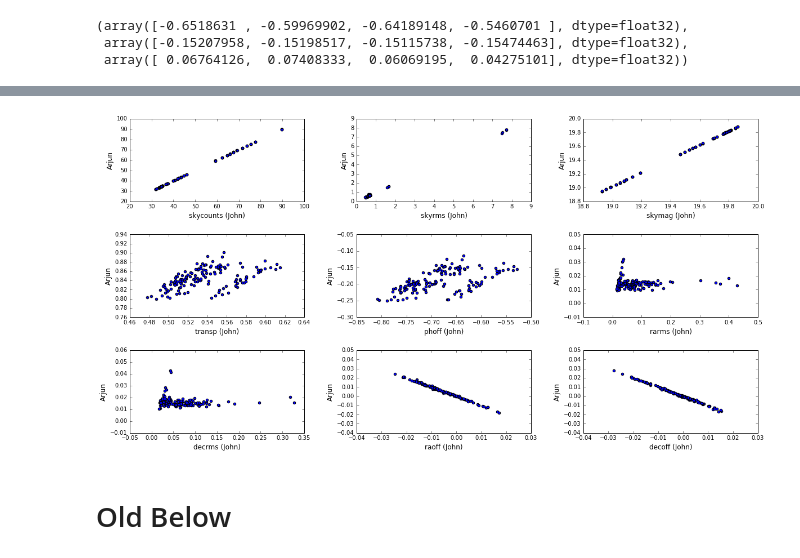
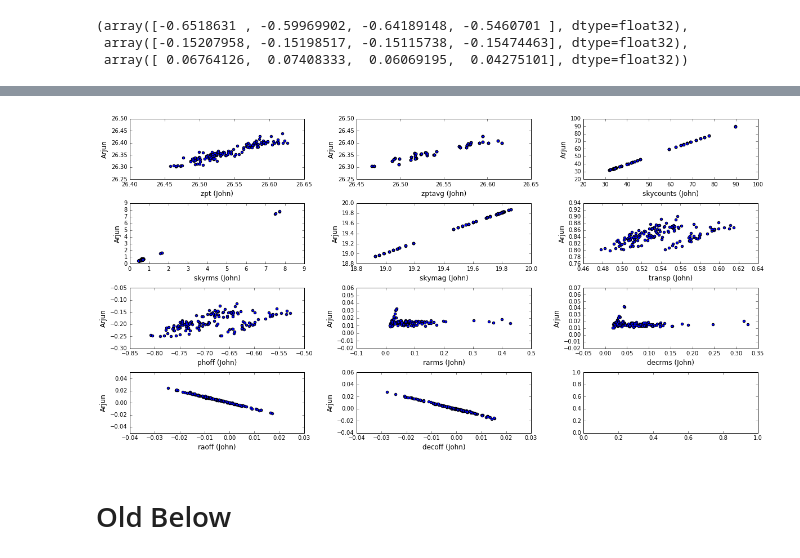
Before and after one commit to kaylanb/thesis_code, a Jupyter notebook: zeropoints/legacy-zeropoints.ipynb, the cells around one changed output, grey strips where cells are left out. Drawn from its saved outputs; the diff is of its cells as text; code cells hidden in the pictures.

```diff
--- a/zeropoints/legacy-zeropoints.ipynb
+++ b/zeropoints/legacy-zeropoints.ipynb
@@ -455,3 +313,24 @@ t.j.get('phoff')[-4:]+2.5*np.log10(t.j.get('gain'))[-4:]
 (array([-0.6518631 , -0.59969902, -0.64189148, -0.5460701 ], dtype=float32),
  array([-0.15207958, -0.15198517, -0.15115738, -0.15474463], dtype=float32),
  array([ 0.06764126,  0.07408333,  0.06069195,  0.04275101], dtype=float32))
+# %%
+from translate import Translator
+
+# Merge tables
+# a for Arjun, j for John
+j_cat,a_cat= [],[]
+fns=glob.glob('/project/projectdirs/desi/users/burleigh/test_data/old/zeropoint*v2.fits')
+for fn in fns:
+    j_cat.append( fits_table(fn) )
+    a_fn= os.path.join(os.path.dirname(fn), 'arjun_'+os.path.basename(fn))
+    a_cat.append( fits_table(a_fn) )
+# fns=glob.glob('/project/projectdirs/desi/users/burleigh/test_data/zeropoint*v2.fits')
+# for fn in fns:
+#     a_cat.append( fits_table(fn) )
+#     j_fn= os.path.join(os.path.dirname(fn), 'units_1arcsec_'+os.path.basename(fn))
+#     j_cat.append( fits_table(j_fn) )
+j = merge_tables(j_cat, columns='fillzero')
+a = merge_tables(a_cat, columns='fillzero')
+
+t=Translator(j,a)
+# t.save()
@@ -458,35 +355,37 @@ t.j.get('phoff')[-4:]+2.5*np.log10(t.j.get('gain'))[-4:]
 # %%
-discrep_keys=['skycounts','skyrms','skymag','transp','phoff','rarms','decrms','raoff','decoff']
+discrep_keys=['zpt','zptavg',\
+              'skycounts','skyrms','skymag',\
+              'transp','phoff','rarms','decrms','raoff','decoff']
 def convert_j2a(j,key):
     if key in ['skycounts','skyrms']:
         return j.get(key)/j.get('exptime')
     elif key in ['skymag']:
         return j.get(key)-2.5*np.log10(j.get('gain'))
     else:
         return j.get(key)
 
 panels=len(discrep_keys)
 cols=3
 if panels % cols == 0:
     rows=panels/cols
 else:
     rows=panels/cols+1
 fig,axes= plt.subplots(rows,cols,figsize=(20,10))
 ax=axes.flatten()
 plt.subplots_adjust(hspace=0.4,wspace=0.3)
 cnt=-1
 for key in discrep_keys:
     cnt+=1
     arjun= t.a.get( t.j2a[key] )
     john= convert_j2a(t.j,key)
     if key == 'skymag':
         arjun=arjun[ t.j.get('exptime') > 50]
         john=john[ t.j.get('exptime') > 50]
     ax[cnt].scatter(john,arjun)
     ylab=ax[cnt].set_ylabel('Arjun',fontsize='large')
     xlab=ax[cnt].set_xlabel('%s (John)' % key,fontsize='large')
 # %% [output]
-[figure, old version]
+[figure, new version]
 # %% [markdown]
 # Old Below
 # %%
```
Also changed, not shown: parts of 10 cells of this notebook, 4 other files.
